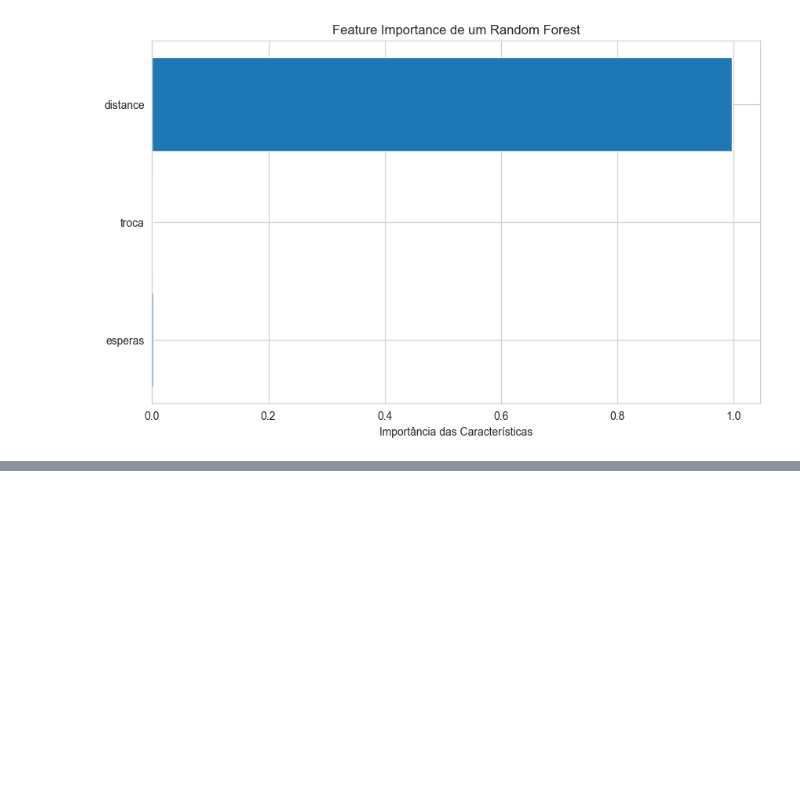
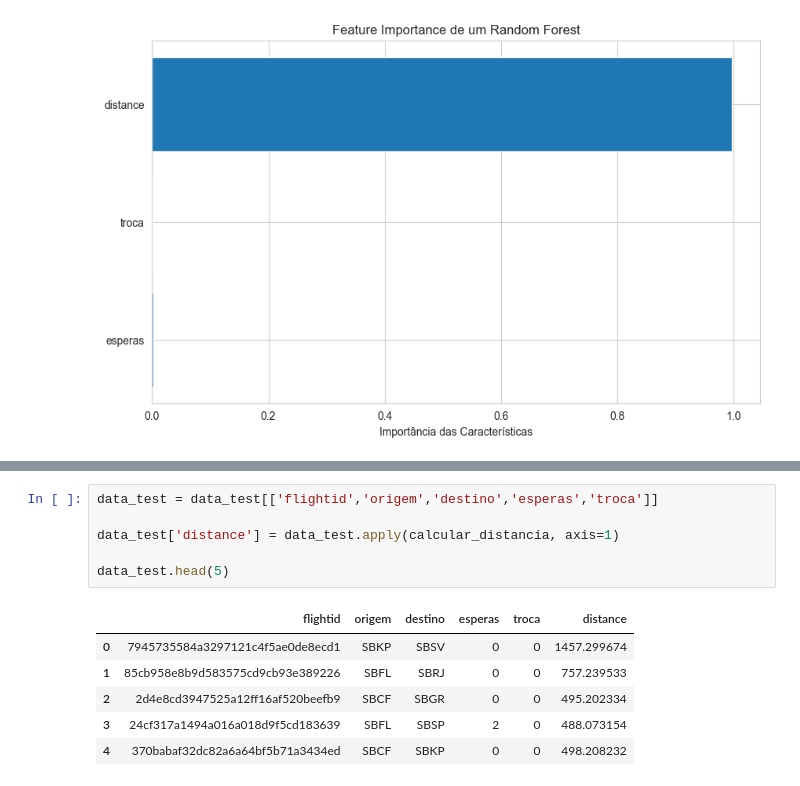
Before and after one commit to LucasRamosP/ITA_LATAM_Challenge, a Jupyter notebook: notebook.ipynb, the cells around one changed output, grey strips where cells are left out. Saved outputs shown, nothing was run; the diff lists cells and outputs as text; blank space fills up the shorter version.

```diff
--- a/notebook.ipynb
+++ b/notebook.ipynb
@@ -655,0 +610,13 @@ best_model = compare_models(sort = 'r2',n_select = 1,fold=3)
+# %%
+data_test = data_test[['flightid','origem','destino','esperas','troca']]
+
+data_test['distance'] = data_test.apply(calcular_distancia, axis=1)
+
+data_test.head(5)
+# %% [output]
+|  | flightid | origem | destino | esperas | troca | distance |
+| 0 | 7945735584a3297121c4f5ae0de8ecd1 | SBKP | SBSV | 0 | 0 | 1457.299674 |
+| 1 | 85cb958e8b9d583575cd9cb93e389226 | SBFL | SBRJ | 0 | 0 | 757.239533 |
+| 2 | 2d4e8cd3947525a12ff16af520beefb9 | SBCF | SBGR | 0 | 0 | 495.202334 |
+| 3 | 24cf317a1494a016a018d9f5cd183639 | SBFL | SBSP | 2 | 0 | 488.073154 |
+| 4 | 370babaf32dc82a6a64bf5b71a3434ed | SBCF | SBKP | 0 | 0 | 498.208232 |
```
Also changed, not shown: parts of 13 cells of this notebook, 3 other files.
